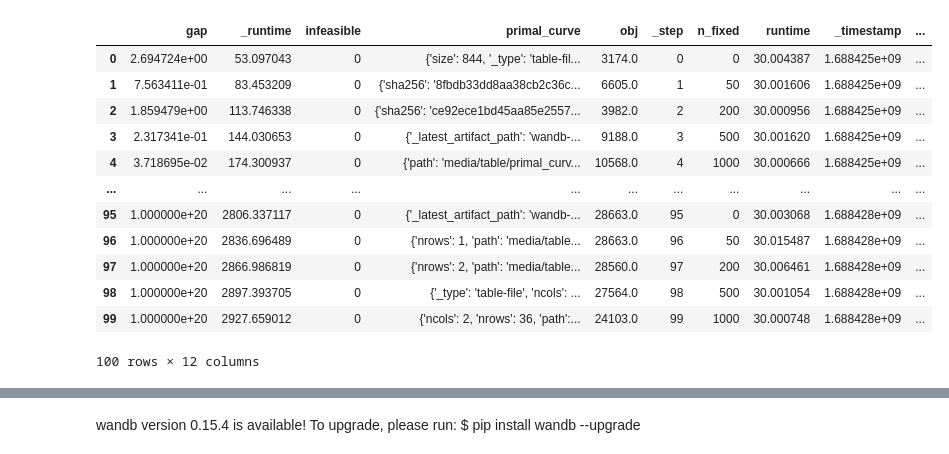
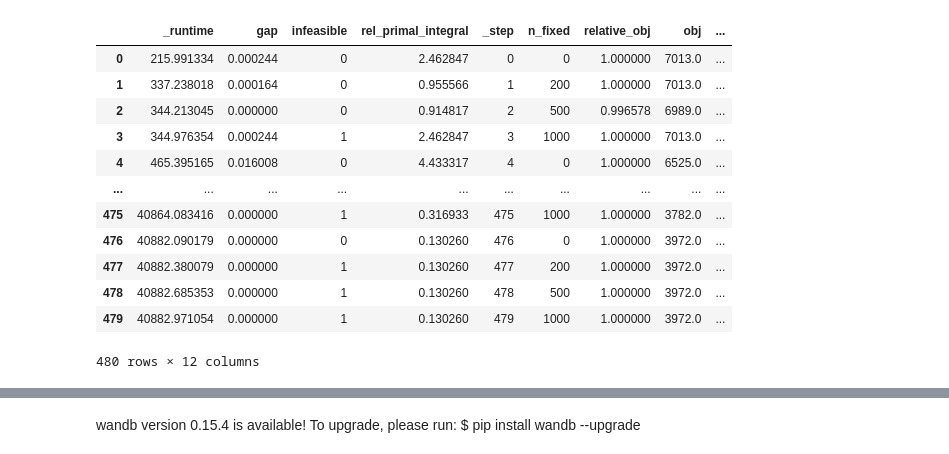
Before and after one commit to gos-ufsc/sat-gnn, a Jupyter notebook: notebooks/5.0-bmp-evaluate-early-fixing-to-wandb.ipynb, the cells around one changed output, grey strips where cells are left out. Saved outputs shown, nothing was run; the diff lists cells and outputs as text; code cells hidden in the pictures.

```diff
--- a/notebooks/5.0-bmp-evaluate-early-fixing-to-wandb.ipynb
+++ b/notebooks/5.0-bmp-evaluate-early-fixing-to-wandb.ipynb
@@ -19,20 +19,21 @@ from src.dataset import MultiTargetDataset
 from src.utils import load_from_wandb
 # %%
 api = wandb.Api()
-run = api.run('brunompac/sat-gnn/rrmjzpqi')
+run = api.run('brunompac/sat-gnn/y8klzrnk')
 df = run.history()
+df['relative_obj'] = df['relative_obj'].astype(float)
 df
 # %% [output]
-|  | gap | _runtime | infeasible | primal_curve | obj | _step | n_fixed | runtime | _timestamp | ... |
-| 0 | 2.694724e+00 | 53.097043 | 0 | {'size': 844, '_type': 'table-fil... | 3174.0 | 0 | 0 | 30.004387 | 1.688425e+09 | ... |
-| 1 | 7.563411e-01 | 83.453209 | 0 | {'sha256': '8fbdb33dd8aa38cb2c36c... | 6605.0 | 1 | 50 | 30.001606 | 1.688425e+09 | ... |
-| 2 | 1.859479e+00 | 113.746338 | 0 | {'sha256': 'ce92ece1bd45aa85e2557... | 3982.0 | 2 | 200 | 30.000956 | 1.688425e+09 | ... |
-| 3 | 2.317341e-01 | 144.030653 | 0 | {'_latest_artifact_path': 'wandb-... | 9188.0 | 3 | 500 | 30.001620 | 1.688425e+09 | ... |
-| 4 | 3.718695e-02 | 174.300937 | 0 | {'path': 'media/table/primal_curv... | 10568.0 | 4 | 1000 | 30.000666 | 1.688425e+09 | ... |
-| ... | ... | ... | ... | ... | ... | ... | ... | ... | ... | ... |
-| 95 | 1.000000e+20 | 2806.337117 | 0 | {'_latest_artifact_path': 'wandb-... | 28663.0 | 95 | 0 | 30.003068 | 1.688428e+09 | ... |
-| 96 | 1.000000e+20 | 2836.696489 | 0 | {'nrows': 1, 'path': 'media/table... | 28663.0 | 96 | 50 | 30.015487 | 1.688428e+09 | ... |
-| 97 | 1.000000e+20 | 2866.986819 | 0 | {'nrows': 2, 'path': 'media/table... | 28560.0 | 97 | 200 | 30.006461 | 1.688428e+09 | ... |
-| 98 | 1.000000e+20 | 2897.393705 | 0 | {'_type': 'table-file', 'ncols': ... | 27564.0 | 98 | 500 | 30.001054 | 1.688428e+09 | ... |
-| 99 | 1.000000e+20 | 2927.659012 | 0 | {'ncols': 2, 'nrows': 36, 'path':... | 24103.0 | 99 | 1000 | 30.000748 | 1.688428e+09 | ... |
+|  | _runtime | gap | infeasible | rel_primal_integral | _step | n_fixed | relative_obj | obj | ... |
+| 0 | 215.991334 | 0.000244 | 0 | 2.462847 | 0 | 0 | 1.000000 | 7013.0 | ... |
+| 1 | 337.238018 | 0.000164 | 0 | 0.955566 | 1 | 200 | 1.000000 | 7013.0 | ... |
+| 2 | 344.213045 | 0.000000 | 0 | 0.914817 | 2 | 500 | 0.996578 | 6989.0 | ... |
+| 3 | 344.976354 | 0.000244 | 1 | 2.462847 | 3 | 1000 | 1.000000 | 7013.0 | ... |
+| 4 | 465.395165 | 0.016008 | 0 | 4.433317 | 4 | 0 | 1.000000 | 6525.0 | ... |
+| ... | ... | ... | ... | ... | ... | ... | ... | ... | ... |
+| 475 | 40864.083416 | 0.000000 | 1 | 0.316933 | 475 | 1000 | 1.000000 | 3782.0 | ... |
+| 476 | 40882.090179 | 0.000000 | 0 | 0.130260 | 476 | 0 | 1.000000 | 3972.0 | ... |
+| 477 | 40882.380079 | 0.000000 | 1 | 0.130260 | 477 | 200 | 1.000000 | 3972.0 | ... |
+| 478 | 40882.685353 | 0.000000 | 1 | 0.130260 | 478 | 500 | 1.000000 | 3972.0 | ... |
+| 479 | 40882.971054 | 0.000000 | 1 | 0.130260 | 479 | 1000 | 1.000000 | 3972.0 | ... |
-100 rows × 12 columns
+480 rows × 12 columns
```
Also changed, not shown: parts of 14 cells of this notebook, 3 other files.
